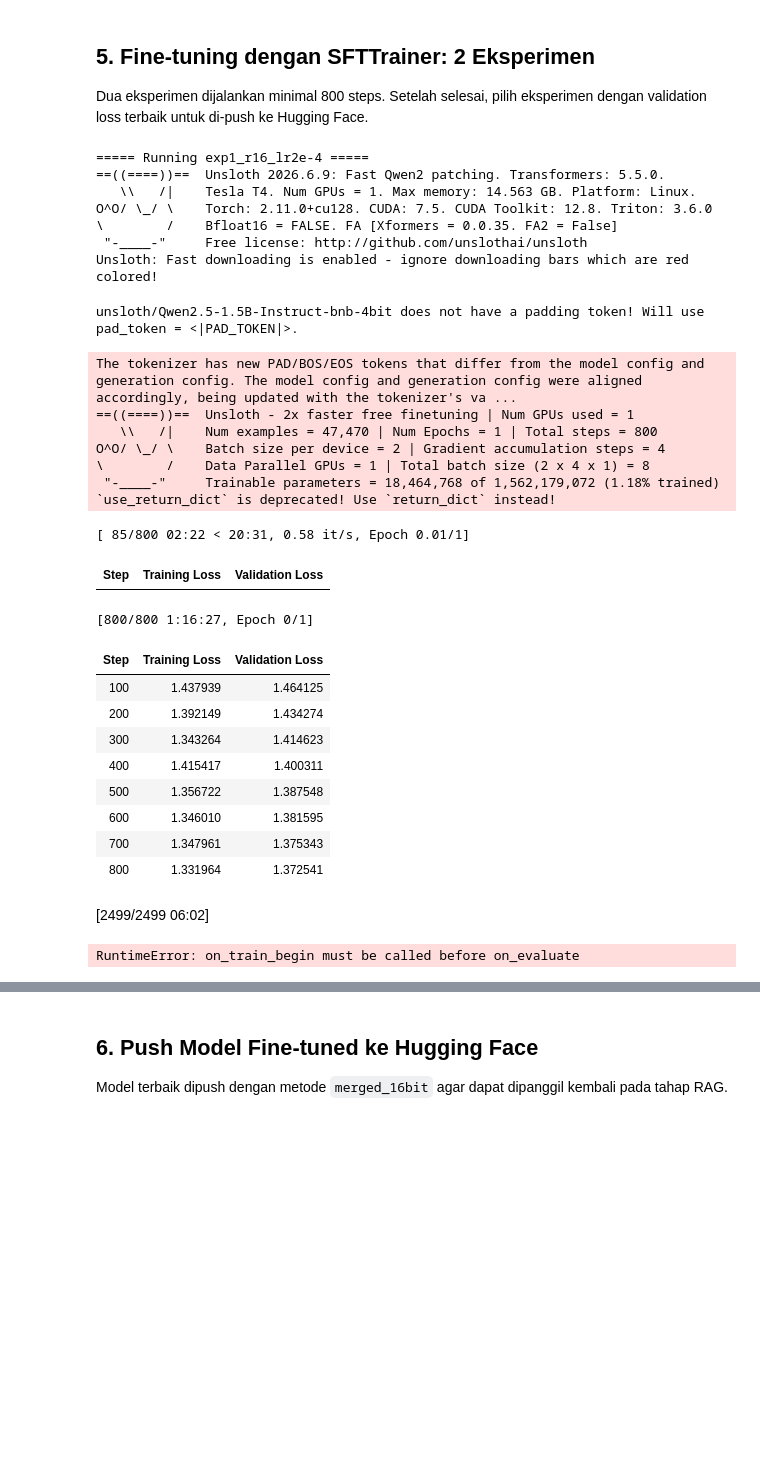
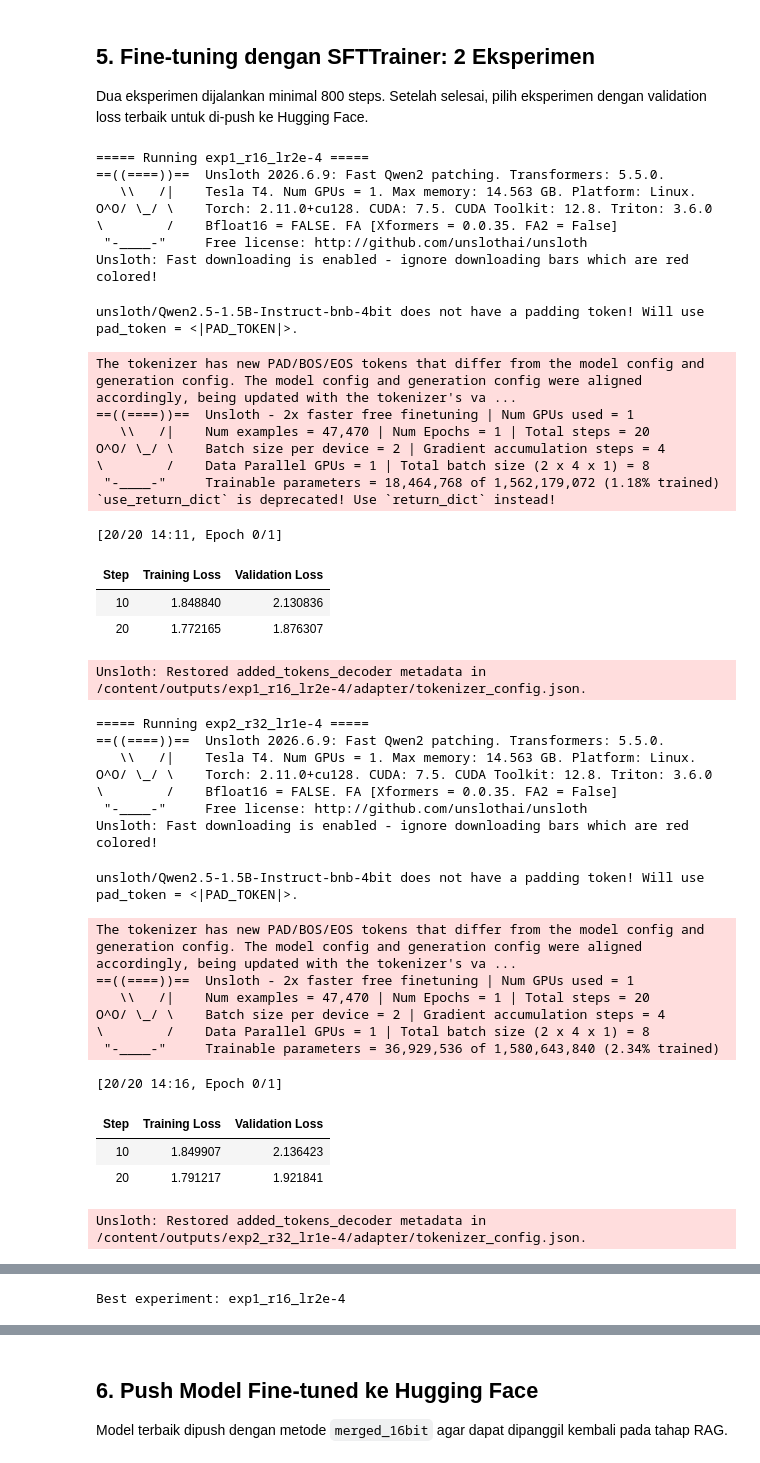
Before and after one commit to dedyirama-id/dicoding-gen-ai, a Jupyter notebook: notebooks/submission-gen-ai.ipynb, the cells around one changed output, grey strips where cells are left out. Saved outputs shown, nothing was run; the diff lists cells and outputs as text; code cells hidden in the pictures; blank space fills up the shorter version.

```diff
--- a/notebooks/submission-gen-ai.ipynb
+++ b/notebooks/submission-gen-ai.ipynb
@@ -335,7 +332,8 @@ def run_experiment(exp):
         args=build_training_args(exp),
     )
     train_result = trainer.train()
-    metrics = trainer.evaluate()
+    eval_logs = [log for log in trainer.state.log_history if 'eval_loss' in log]
+    metrics = eval_logs[-1] if eval_logs else train_result.metrics
     adapter_dir = OUTPUT_DIR / exp['name'] / 'adapter'
     trainer.model.save_pretrained(adapter_dir)
     exp_tokenizer.save_pretrained(adapter_dir)
@@ -354,43 +352,53 @@ experiment_results = []
 for exp in EXPERIMENTS:
     experiment_results.append(run_experiment(exp))
     torch.cuda.empty_cache()
 
 summary_rows = []
 for result in experiment_results:
     summary_rows.append({'name': result['name'], **result['metrics']})
 summary_df = pd.DataFrame(summary_rows)
 display(summary_df)
 summary_df.to_csv(OUTPUT_DIR / 'experiment_summary.csv', index=False)
 
 best_result = min(experiment_results, key=lambda item: item['metrics'].get('eval_loss', float('inf')))
 print('Best experiment:', best_result['name'])
 # %% [output]
 ===== Running exp1_r16_lr2e-4 =====
 ==((====))==  Unsloth 2026.6.9: Fast Qwen2 patching. Transformers: 5.5.0.
    \\   /|    Tesla T4. Num GPUs = 1. Max memory: 14.563 GB. Platform: Linux.
 O^O/ \_/ \    Torch: 2.11.0+cu128. CUDA: 7.5. CUDA Toolkit: 12.8. Triton: 3.6.0
 \        /    Bfloat16 = FALSE. FA [Xformers = 0.0.35. FA2 = False]
  "-____-"     Free license: http://github.com/unslothai/unsloth
 Unsloth: Fast downloading is enabled - ignore downloading bars which are red colored!
 unsloth/Qwen2.5-1.5B-Instruct-bnb-4bit does not have a padding token! Will use pad_token = <|PAD_TOKEN|>.
 The tokenizer has new PAD/BOS/EOS tokens that differ from the model config and generation config. The model config and generation config were aligned accordingly, being updated with the tokenizer's va ...
 ==((====))==  Unsloth - 2x faster free finetuning | Num GPUs used = 1
-   \\   /|    Num examples = 47,470 | Num Epochs = 1 | Total steps = 800
+   \\   /|    Num examples = 47,470 | Num Epochs = 1 | Total steps = 20
 O^O/ \_/ \    Batch size per device = 2 | Gradient accumulation steps = 4
 \        /    Data Parallel GPUs = 1 | Total batch size (2 x 4 x 1) = 8
  "-____-"     Trainable parameters = 18,464,768 of 1,562,179,072 (1.18% trained)
 `use_return_dict` is deprecated! Use `return_dict` instead!
-[ 85/800 02:22 < 20:31, 0.58 it/s, Epoch 0.01/1]
+[20/20 14:11, Epoch 0/1]
 | Step | Training Loss | Validation Loss |
+| 10 | 1.848840 | 2.130836 |
+| 20 | 1.772165 | 1.876307 |
-[800/800 1:16:27, Epoch 0/1]
+Unsloth: Restored added_tokens_decoder metadata in /content/outputs/exp1_r16_lr2e-4/adapter/tokenizer_config.json.
+===== Running exp2_r32_lr1e-4 =====
+==((====))==  Unsloth 2026.6.9: Fast Qwen2 patching. Transformers: 5.5.0.
+   \\   /|    Tesla T4. Num GPUs = 1. Max memory: 14.563 GB. Platform: Linux.
+O^O/ \_/ \    Torch: 2.11.0+cu128. CUDA: 7.5. CUDA Toolkit: 12.8. Triton: 3.6.0
+\        /    Bfloat16 = FALSE. FA [Xformers = 0.0.35. FA2 = False]
+ "-____-"     Free license: http://github.com/unslothai/unsloth
+Unsloth: Fast downloading is enabled - ignore downloading bars which are red colored!
+unsloth/Qwen2.5-1.5B-Instruct-bnb-4bit does not have a padding token! Will use pad_token = <|PAD_TOKEN|>.
+The tokenizer has new PAD/BOS/EOS tokens that differ from the model config and generation config. The model config and generation config were aligned accordingly, being updated with the tokenizer's va ...
+==((====))==  Unsloth - 2x faster free finetuning | Num GPUs used = 1
+   \\   /|    Num examples = 47,470 | Num Epochs = 1 | Total steps = 20
+O^O/ \_/ \    Batch size per device = 2 | Gradient accumulation steps = 4
+\        /    Data Parallel GPUs = 1 | Total batch size (2 x 4 x 1) = 8
+ "-____-"     Trainable parameters = 36,929,536 of 1,580,643,840 (2.34% trained)
+[20/20 14:16, Epoch 0/1]
 | Step | Training Loss | Validation Loss |
-| 100 | 1.437939 | 1.464125 |
-| 200 | 1.392149 | 1.434274 |
-| 300 | 1.343264 | 1.414623 |
-| 400 | 1.415417 | 1.400311 |
-| 500 | 1.356722 | 1.387548 |
-| 600 | 1.346010 | 1.381595 |
-| 700 | 1.347961 | 1.375343 |
-| 800 | 1.331964 | 1.372541 |
+| 10 | 1.849907 | 2.136423 |
+| 20 | 1.791217 | 1.921841 |
-[2499/2499 06:02]
-RuntimeError: on_train_begin must be called before on_evaluate
+Unsloth: Restored added_tokens_decoder metadata in /content/outputs/exp2_r32_lr1e-4/adapter/tokenizer_config.json.
@@ -397,3 +408,4 @@ RuntimeError: on_train_begin must be called before on_evaluate
+Best experiment: exp1_r16_lr2e-4
 # %%
 plt.figure(figsize=(10, 5))
 for result in experiment_results:
```
Also changed, not shown: parts of 9 cells of this notebook.
